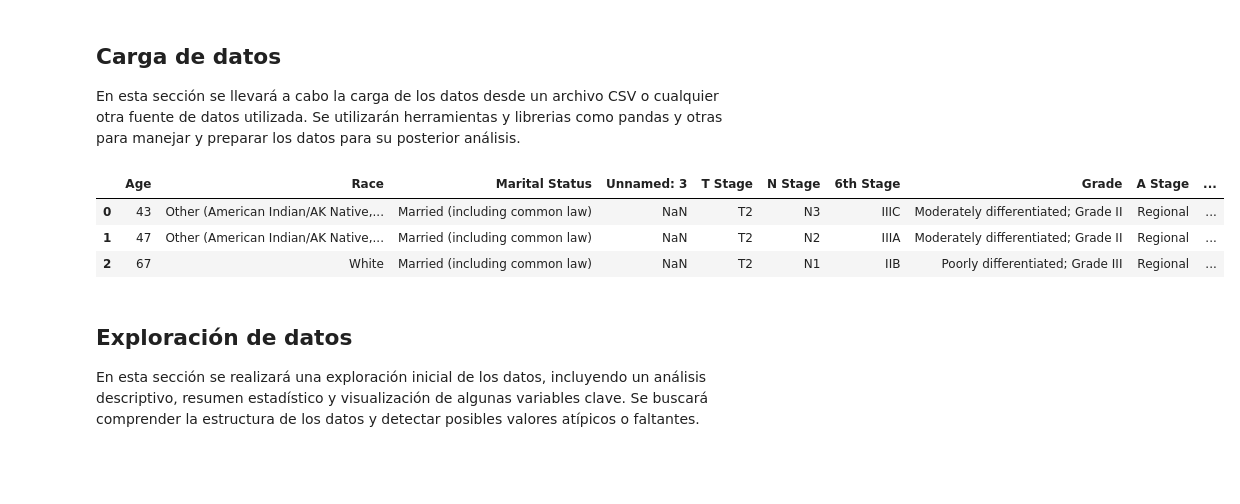
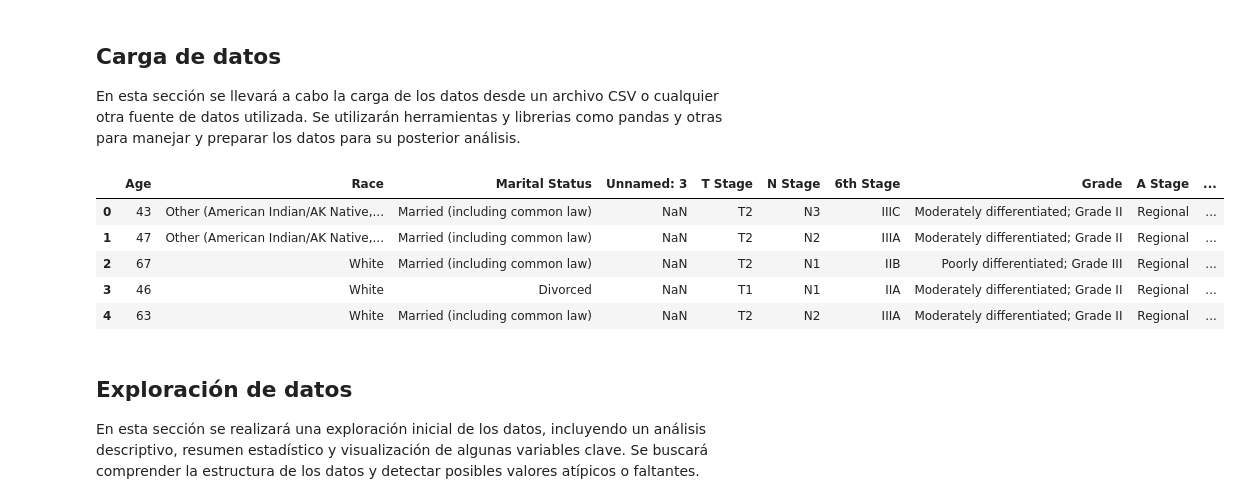
Before and after one commit to madriz03/CancerMama_AnalisisDatos, a Jupyter notebook: data_pacientes_cancer.ipynb, the cells around one changed output. Saved outputs shown, nothing was run; the diff lists cells and outputs as text; code cells hidden in the pictures; blank space fills up the shorter version.

```diff
--- a/data_pacientes_cancer.ipynb
+++ b/data_pacientes_cancer.ipynb
@@ -29,12 +29,14 @@ import matplotlib.pyplot as plt
 import seaborn as sns
 # %%
 df = pd.read_csv('cancer-de-mama.csv')
-df.head(3)
+df.head(5)
 # %% [output]
 |  | Age | Race | Marital Status | Unnamed: 3 | T Stage | N Stage | 6th Stage | Grade | A Stage | ... |
 | 0 | 43 | Other (American Indian/AK Native,... | Married (including common law) | NaN | T2 | N3 | IIIC | Moderately differentiated; Grade II | Regional | ... |
 | 1 | 47 | Other (American Indian/AK Native,... | Married (including common law) | NaN | T2 | N2 | IIIA | Moderately differentiated; Grade II | Regional | ... |
 | 2 | 67 | White | Married (including common law) | NaN | T2 | N1 | IIB | Poorly differentiated; Grade III | Regional | ... |
+| 3 | 46 | White | Divorced | NaN | T1 | N1 | IIA | Moderately differentiated; Grade II | Regional | ... |
+| 4 | 63 | White | Married (including common law) | NaN | T2 | N2 | IIIA | Moderately differentiated; Grade II | Regional | ... |
 # %% [markdown]
 ## Exploración de datos
 
```
Also changed, not shown: parts of 4 cells of this notebook, 8 other files.
